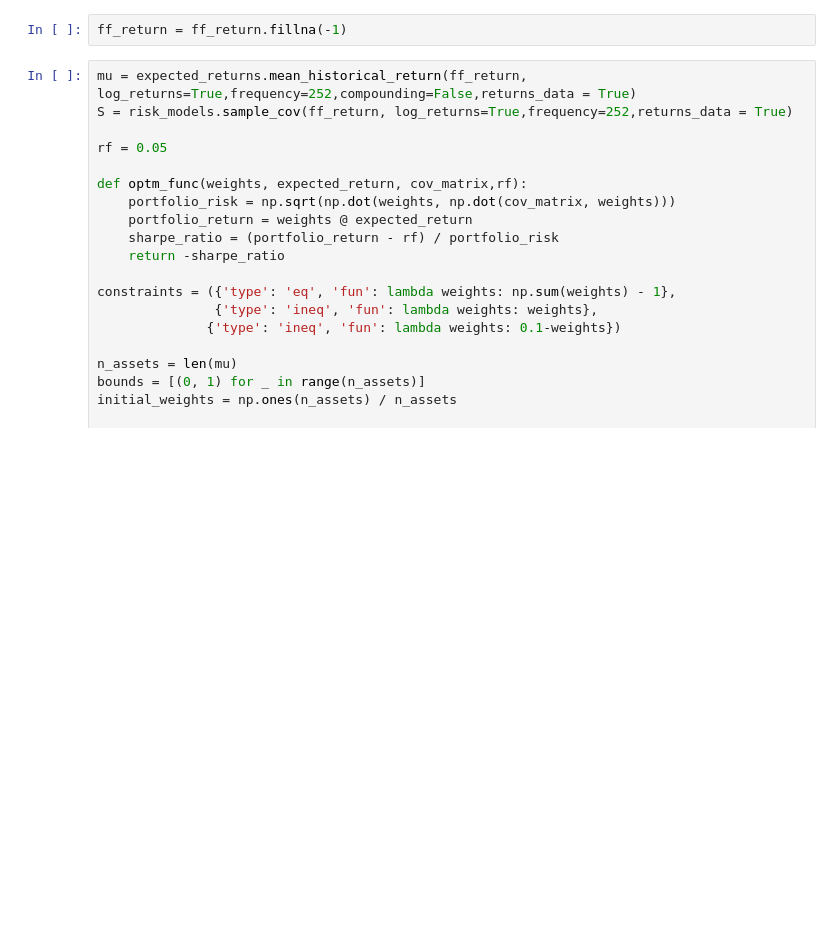
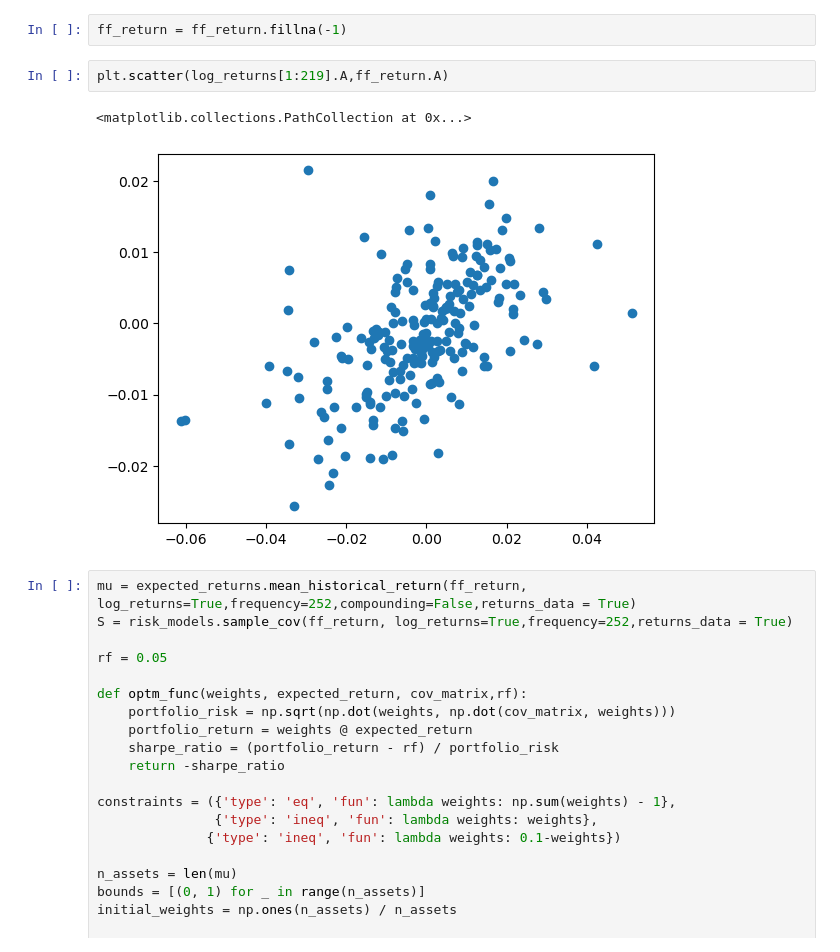
Before and after one commit to gua7/Finance, a Jupyter notebook: AssetPricing/TradingGame3.ipynb, the cells around one changed output. Cells and saved outputs as stored; diff of their text form; blank space fills up the shorter version.

```diff
--- a/AssetPricing/TradingGame3.ipynb
+++ b/AssetPricing/TradingGame3.ipynb
@@ -143,6 +152,11 @@ for j in range(4,len(df_ffr.columns)):
     ff_coeff.loc[len(ff_coeff)] = [window.columns[j],start_date,end_date,intercept, beta_mktrf, beta_SMB, beta_HML, t_stat_mktrf, t_stat_SMB, t_stat_HML]
 # %%
 ff_return = ff_return.fillna(-1)
+# %%
+plt.scatter(log_returns[1:219].A,ff_return.A)
+# %% [output]
+<matplotlib.collections.PathCollection at 0x...>
+[figure, added]
 # %%
 mu = expected_returns.mean_historical_return(ff_return, log_returns=True,frequency=252,compounding=False,returns_data = True)
 S = risk_models.sample_cov(ff_return, log_returns=True,frequency=252,returns_data = True)
```
Also changed, not shown: parts of 1 cell of this notebook, 2 other files.
